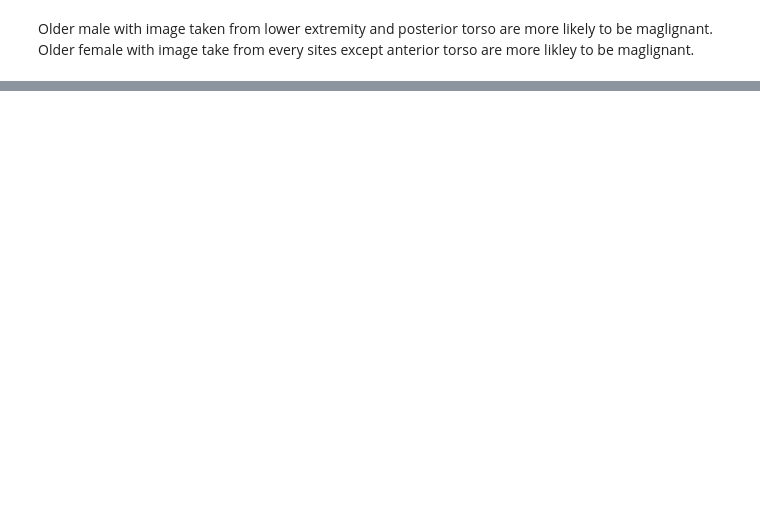
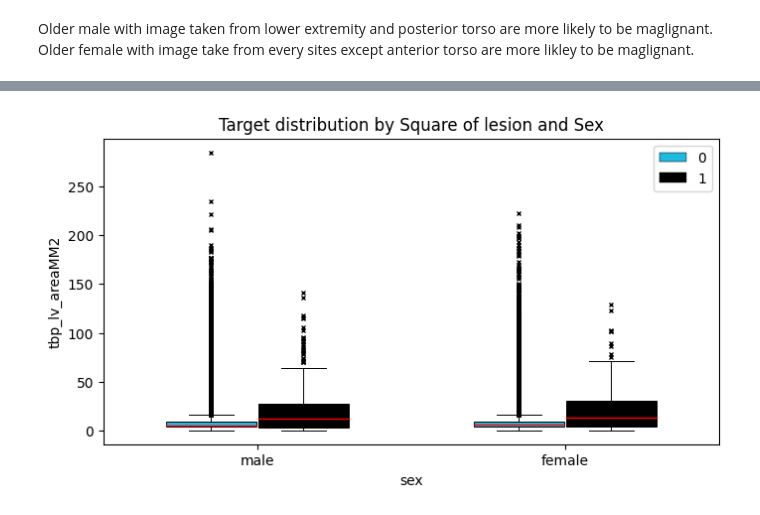
Before and after one commit to JinghanChen99/Kaggle-Skin-Cancer, a Jupyter notebook: load_data.ipynb, the cells around one changed output, grey strips where cells are left out. Cells and saved outputs as stored; diff of their text form; code cells hidden in the pictures; blank space fills up the shorter version.

```diff
--- a/load_data.ipynb
+++ b/load_data.ipynb
@@ -414,0 +458,8 @@ Older female with image take from every sites except anterior torso are more lik
+# %%
+f_x = 'target'
+f_y = 'tbp_lv_areaMM2'
+split = 'sex'
+
+box_distr(train_metadata, f_x, f_y, split, 'Target distribution by Square of lesion and Sex',  'upper right')
+# %% [output]
+[figure, added]
```
Also changed, not shown: parts of 13 cells of this notebook.
